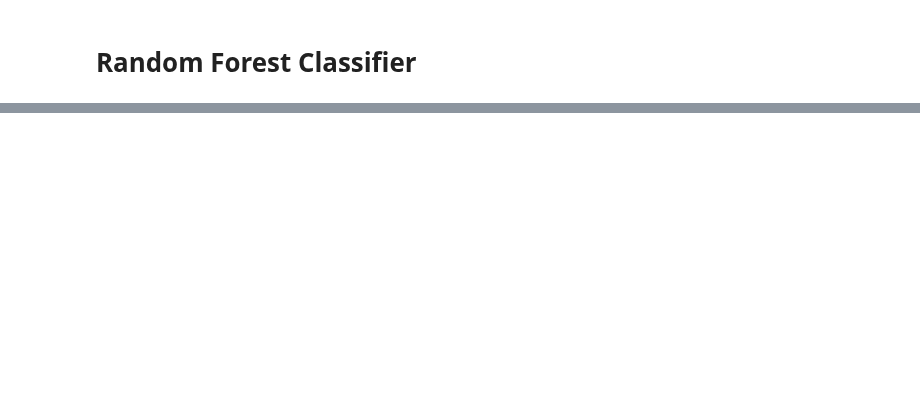
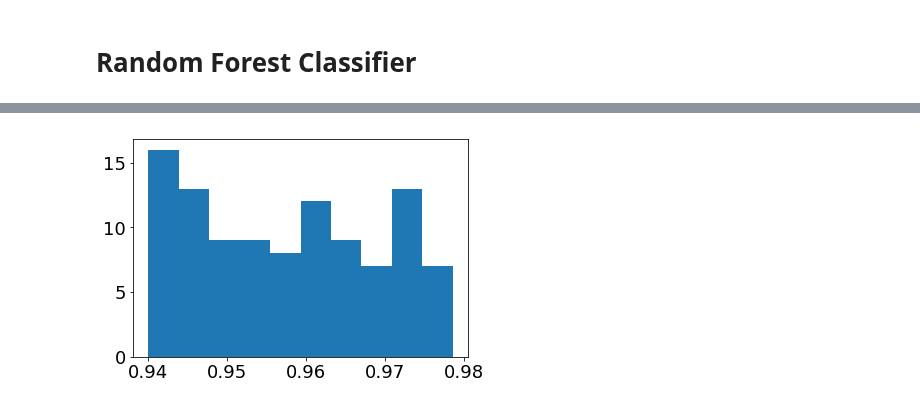
Before and after one commit to astroandes/tololo-lya-fit, a Jupyter notebook: code/multiphase.ipynb, the cells around one changed output, grey strips where cells are left out. Cells and saved outputs as stored; diff of their text form; code cells hidden in the pictures; blank space fills up the shorter version.

```diff
--- a/code/multiphase.ipynb
+++ b/code/multiphase.ipynb
@@ -446,0 +453,4 @@ plt.scatter(sigma_cl_update, chisq_update)
+# %%
+a = plt.hist(data['P_cl'])
+# %% [output]
+[figure, added]
```
Also changed, not shown: parts of 20 cells of this notebook.
